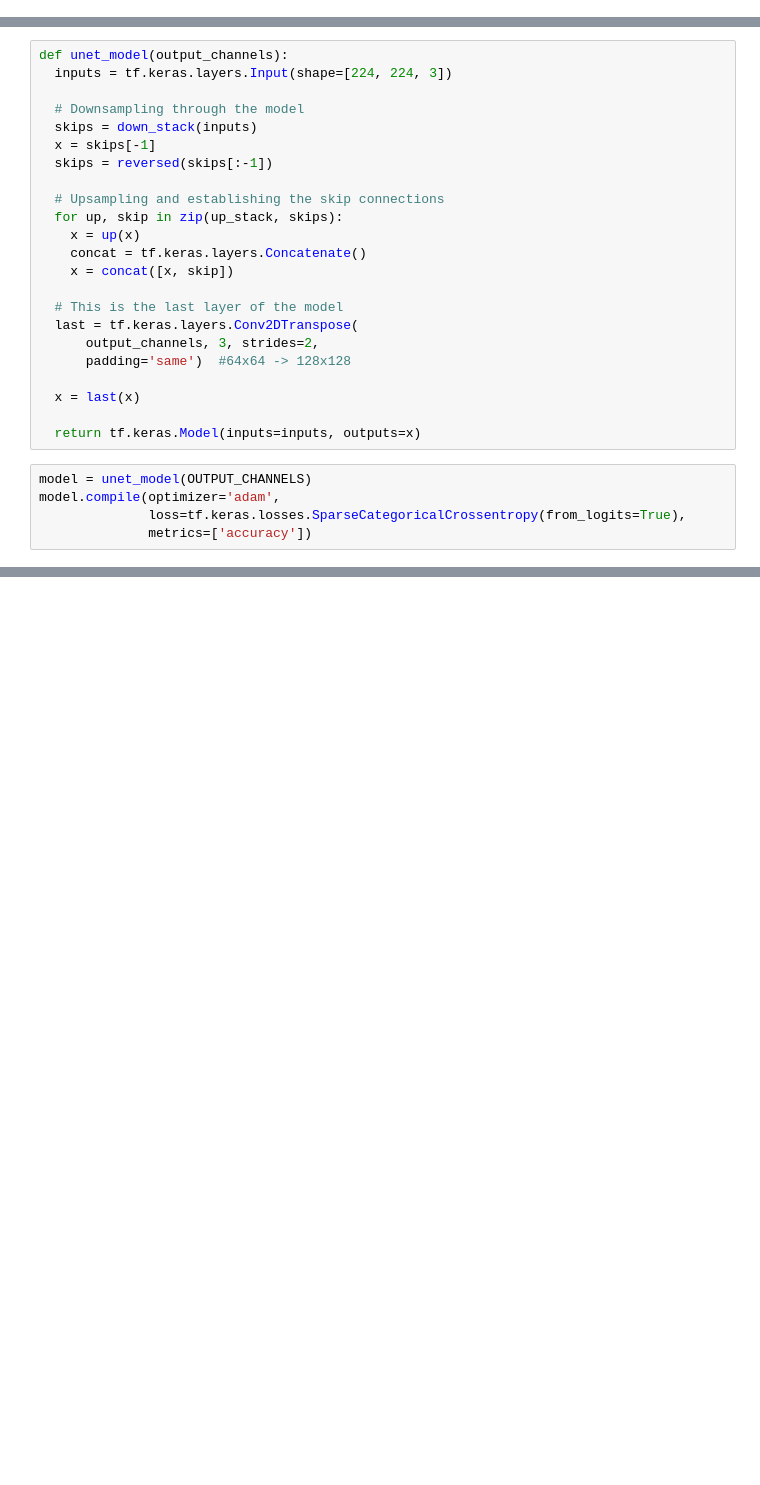
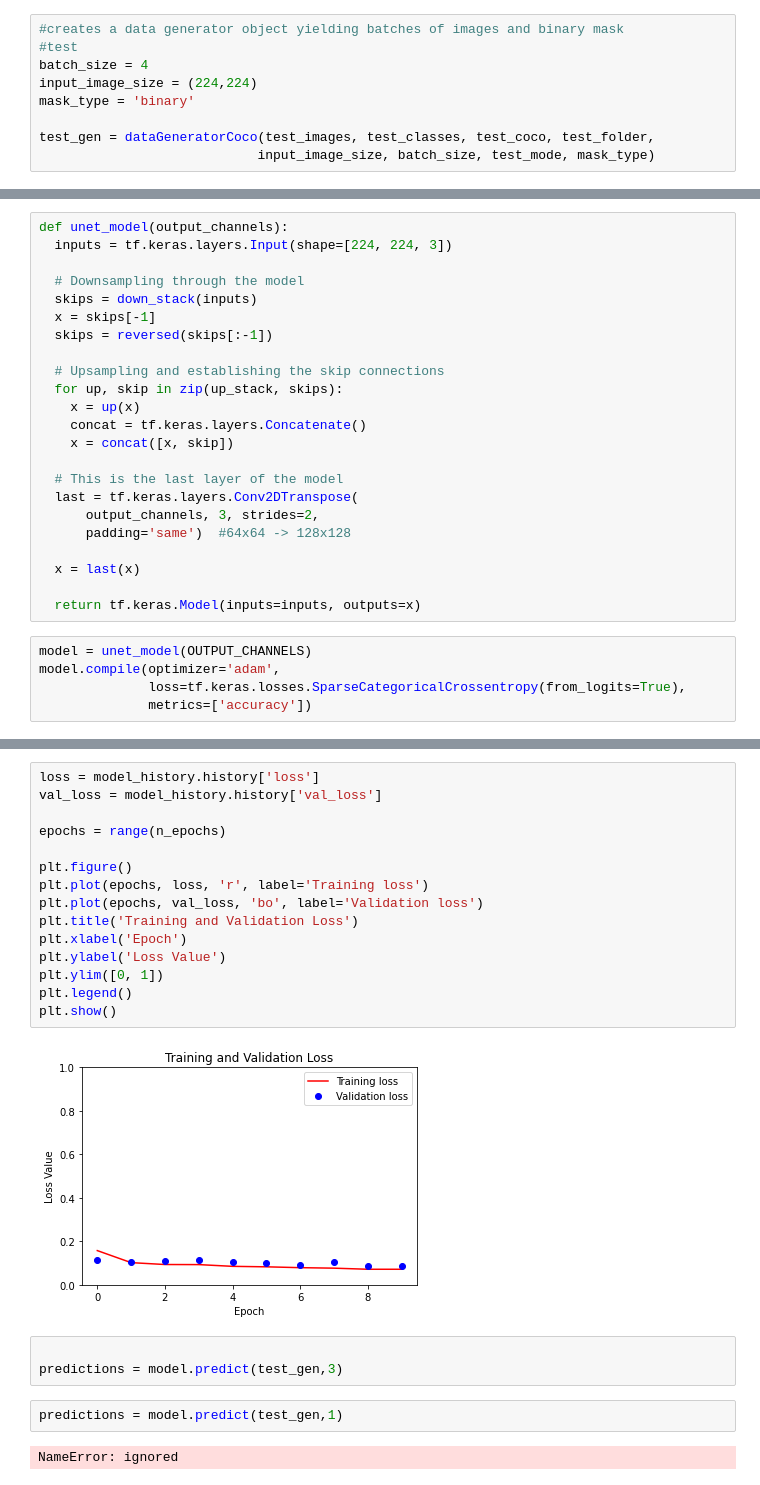
Before and after one commit to miapienkowski/cs254FinalProject, a Jupyter notebook: imageSegmentationModel.ipynb, the cells around one changed output, grey strips where cells are left out. Drawn from its saved outputs; the diff is of its cells as text; blank space fills up the shorter version.

Commit message:
commit 3 - img segmentation model

```diff
--- a/imageSegmentationModel.ipynb
+++ b/imageSegmentationModel.ipynb
@@ -187,6 +238,15 @@ mask_type = 'binary'
 
 train_gen = dataGeneratorCoco(train_images, train_classes, train_coco, train_folder,
                             input_image_size, batch_size, train_mode, mask_type)
+# %%
+#creates a data generator object yielding batches of images and binary mask
+#test
+batch_size = 4
+input_image_size = (224,224)
+mask_type = 'binary'
+
+test_gen = dataGeneratorCoco(test_images, test_classes, test_coco, test_folder,
+                            input_image_size, batch_size, test_mode, mask_type)
 # %%
 n_epochs = 10
 steps_per_epoch = train_dataset_size// batch_size
@@ -278,0 +352,24 @@ Epoch 2/10
+# %%
+loss = model_history.history['loss']
+val_loss = model_history.history['val_loss']
+
+epochs = range(n_epochs)
+
+plt.figure()
+plt.plot(epochs, loss, 'r', label='Training loss')
+plt.plot(epochs, val_loss, 'bo', label='Validation loss')
+plt.title('Training and Validation Loss')
+plt.xlabel('Epoch')
+plt.ylabel('Loss Value')
+plt.ylim([0, 1])
+plt.legend()
+plt.show()
+# %% [output]
+[figure, added]
+# %%
+
+predictions = model.predict(test_gen,3)
+# %%
+predictions = model.predict(test_gen,1)
+# %% [output]
+NameError: ignored
```
Also changed, not shown: parts of 10 cells of this notebook.
